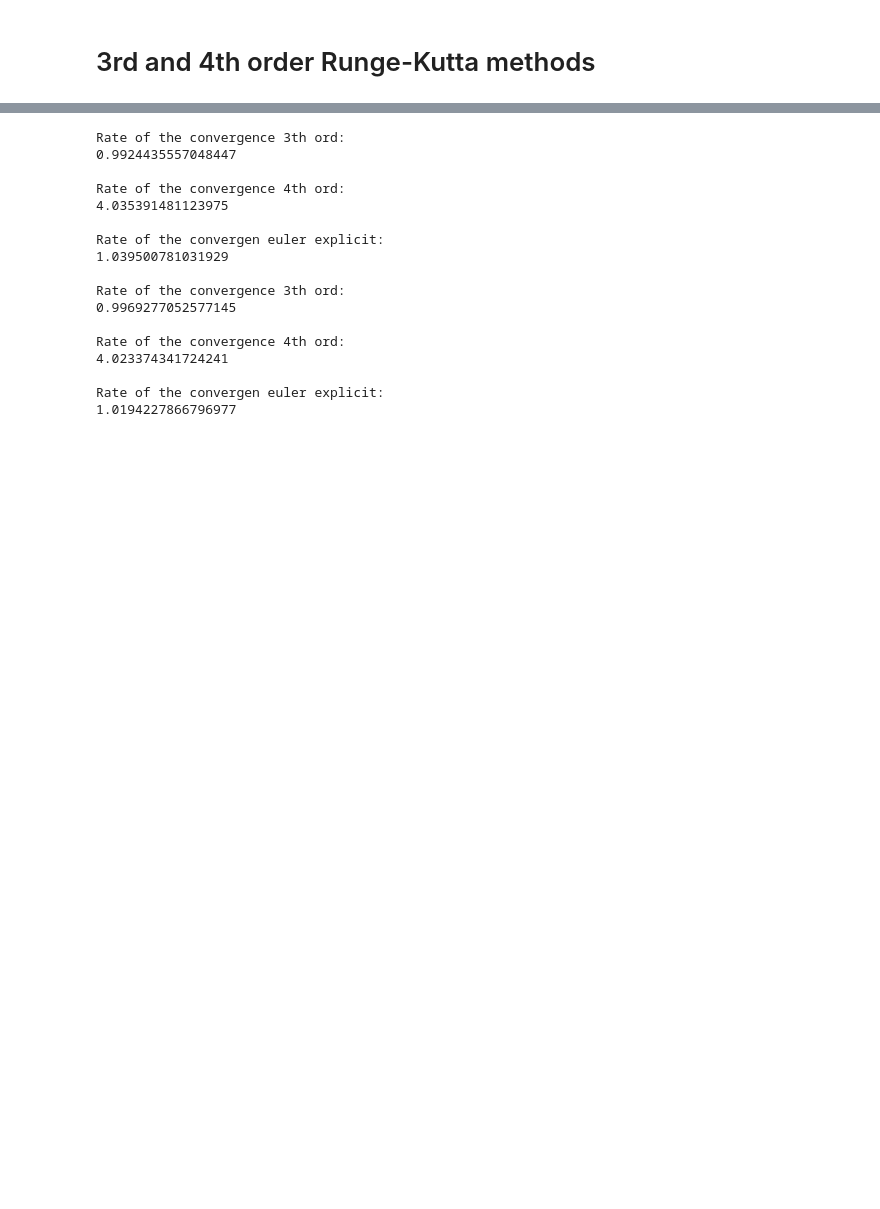
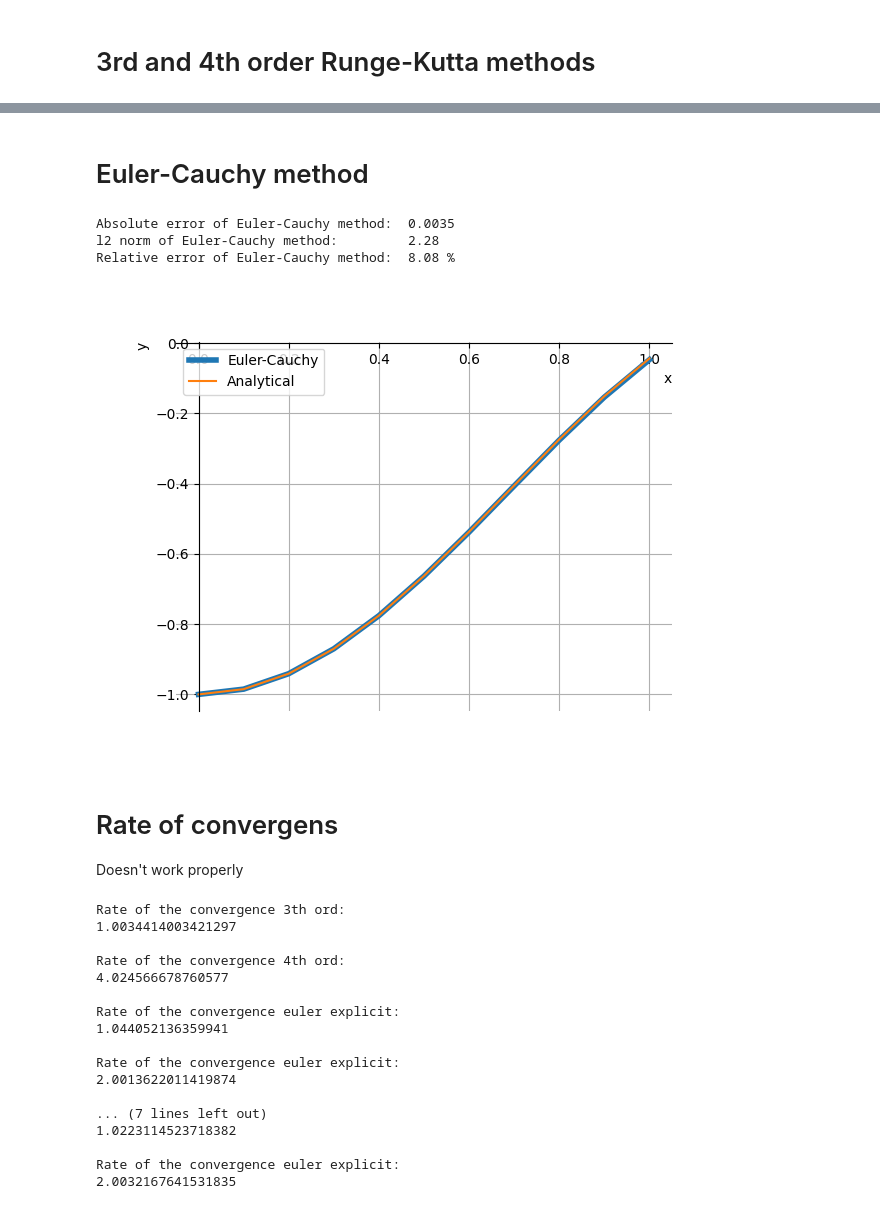
Before and after one commit to pointDeceit0/numerical-methods, a Jupyter notebook: src/numerics/lab06.ipynb, the cells around one changed output, grey strips where cells are left out. Cells and saved outputs as stored; diff of their text form; code cells hidden in the pictures; blank space fills up the shorter version.

```diff
--- a/src/numerics/lab06.ipynb
+++ b/src/numerics/lab06.ipynb
@@ -186,4 +187,44 @@ Relative error of Runge-kutta method (4rd order):       5.3e-05 %
+# %% [markdown]
+# Euler-Cauchy method
+# %%
+def eulercauchy(domain: list[float], y0: float, h=None) -> list[float]:
+    """
+    Euler-Cauchy method
+        domain: numpy.arange[float], scope of definition
+
+        y0:     float, inition value
+
+        h:      float, if None it must be considered as unequal step
+
+    """
+
+    n = len(domain)
+    y = [y0] + [0] * (n - 1)
+
+    for i in range(1, n):
+        y[i] = y[i - 1] + h * f(domain[i - 1], y[i - 1])
+
+        y[i] = y[i - 1] + h * (f(domain[i - 1], y[i - 1]) + f(domain[i], y[i])) / 2
+
+    return y
+# %%
+%matplotlib ipympl
+
+y_ec = eulercauchy(domain, y0, h)
+print_graphs(domain, y_ec, names=["Euler-Cauchy"], func=sol)
+aec1, _, _ = errors(y_ec, domain, name="Euler-Cauchy method")
+# %% [output]
+Absolute error of Euler-Cauchy method:  0.0035
+l2 norm of Euler-Cauchy method:         2.28
+Relative error of Euler-Cauchy method:  8.08 %
+[figure, added]
+# %% [markdown]
+# Rate of convergens
+
+Doesn't work properly
 # %%
+
+
 h2 = 0.05
 domain2 = np.arange(a, b + h2, h2)
 
@@ -202,8 +243,14 @@ print()
 
 y_ee_2 = euler_explicit(domain2, y0, h2)
 ae2, _, _ = errors(y_ee_2, domain2, prnt=False)
-print("Rate of the convergen euler explicit: ")
+print("Rate of the convergence euler explicit: ")
 print(np.log2(ae1 / ae2))
+print()
+
+y_ec_2 = eulercauchy(domain2, y0, h2)
+aec2, _, _ = errors(y_ec_2, domain2, prnt=False)
+print("Rate of the convergence euler explicit: ")
+print(np.log2(aec1 / aec2))
 print()
 
 
@@ -225,24 +272,30 @@ print()
 
 y_ee_3 = euler_explicit(domain3, y0, h3)
 ae3, _, _ = errors(y_ee_3, domain3, prnt=False)
-print("Rate of the convergen euler explicit: ")
+print("Rate of the convergence euler explicit: ")
 print(np.log2(ae2 / ae3))
 print()
+
+y_ec_3 = eulercauchy(domain3, y0, h3)
+aec3, _, _ = errors(y_ec_3, domain3, prnt=False)
+print("Rate of the convergence euler explicit: ")
+print(np.log2(aec2 / aec3))
+print()
 # %% [output]
 Rate of the convergence 3th ord:
-0.9924435557048447
+1.0034414003421297
 
 Rate of the convergence 4th ord:
-4.035391481123975
+4.024566678760577
 
-Rate of the convergen euler explicit:
-1.039500781031929
+Rate of the convergence euler explicit:
+1.044052136359941
 
-Rate of the convergence 3th ord:
-0.9969277052577145
+Rate of the convergence euler explicit:
+2.0013622011419874
 
-Rate of the convergence 4th ord:
-4.023374341724241
+... (7 lines left out)
+1.0223114523718382
 
-Rate of the convergen euler explicit:
-1.0194227866796977
+Rate of the convergence euler explicit:
+2.0032167641531835
```
Also changed, not shown: parts of 10 cells of this notebook.
